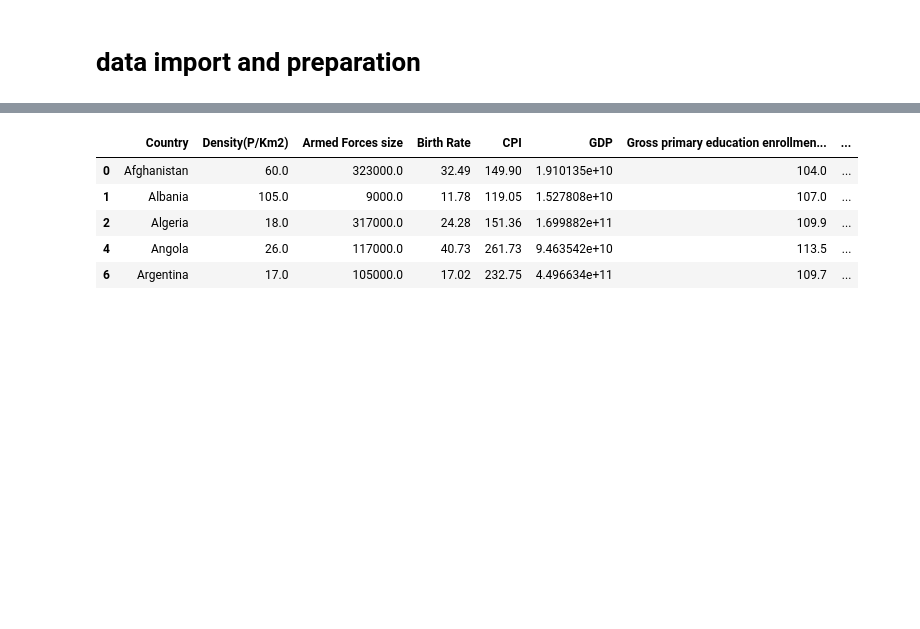
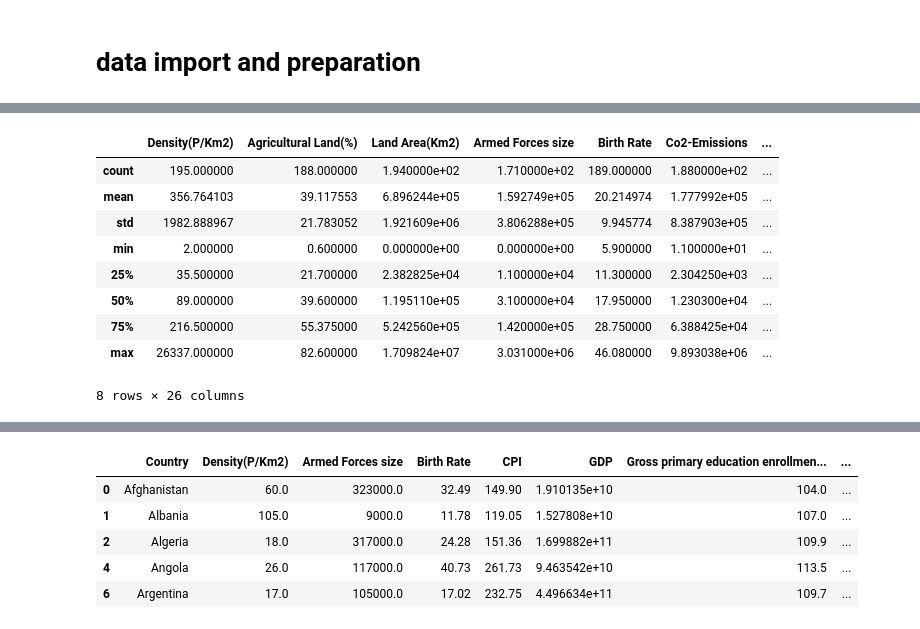
Before and after one commit to depa-tto/Multidimensional-Data-Visualization-exam, a Jupyter notebook: File_1.ipynb, the cells around one changed output, grey strips where cells are left out. Saved outputs shown, nothing was run; the diff lists cells and outputs as text; code cells hidden in the pictures; blank space fills up the shorter version.

```diff
--- a/File_1.ipynb
+++ b/File_1.ipynb
@@ -85,3 +108,16 @@ raw_data[cols_to_convert] = raw_data[cols_to_convert].apply(lambda x: x.str.repl
+# %%
+raw_data.describe()
+# %% [output]
+|  | Density(P/Km2) | Agricultural Land(%) | Land Area(Km2) | Armed Forces size | Birth Rate | Co2-Emissions | ... |
+| count | 195.000000 | 188.000000 | 1.940000e+02 | 1.710000e+02 | 189.000000 | 1.880000e+02 | ... |
+| mean | 356.764103 | 39.117553 | 6.896244e+05 | 1.592749e+05 | 20.214974 | 1.777992e+05 | ... |
+| std | 1982.888967 | 21.783052 | 1.921609e+06 | 3.806288e+05 | 9.945774 | 8.387903e+05 | ... |
+| min | 2.000000 | 0.600000 | 0.000000e+00 | 0.000000e+00 | 5.900000 | 1.100000e+01 | ... |
+| 25% | 35.500000 | 21.700000 | 2.382825e+04 | 1.100000e+04 | 11.300000 | 2.304250e+03 | ... |
+| 50% | 89.000000 | 39.600000 | 1.195110e+05 | 3.100000e+04 | 17.950000 | 1.230300e+04 | ... |
+| 75% | 216.500000 | 55.375000 | 5.242560e+05 | 1.420000e+05 | 28.750000 | 6.388425e+04 | ... |
+| max | 26337.000000 | 82.600000 | 1.709824e+07 | 3.031000e+06 | 46.080000 | 9.893038e+06 | ... |
+8 rows × 26 columns
 # %%
 plt.figure(figsize=(16,12))
 sns.heatmap(raw_data.drop(['Country'],axis=1).corr(),cmap='summer',linecolor='white',linewidths=1,annot=True)
```
Also changed, not shown: parts of 13 cells of this notebook.
